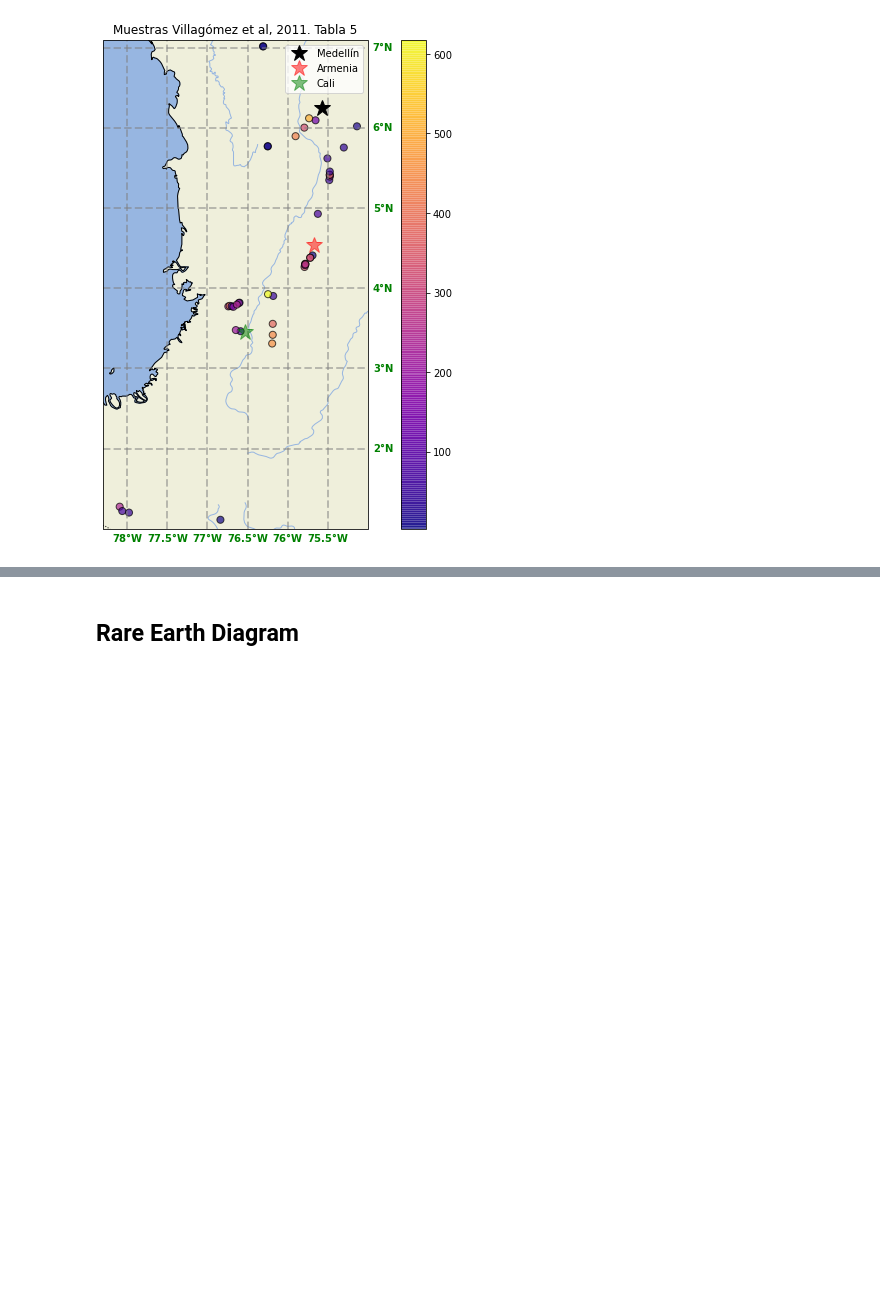
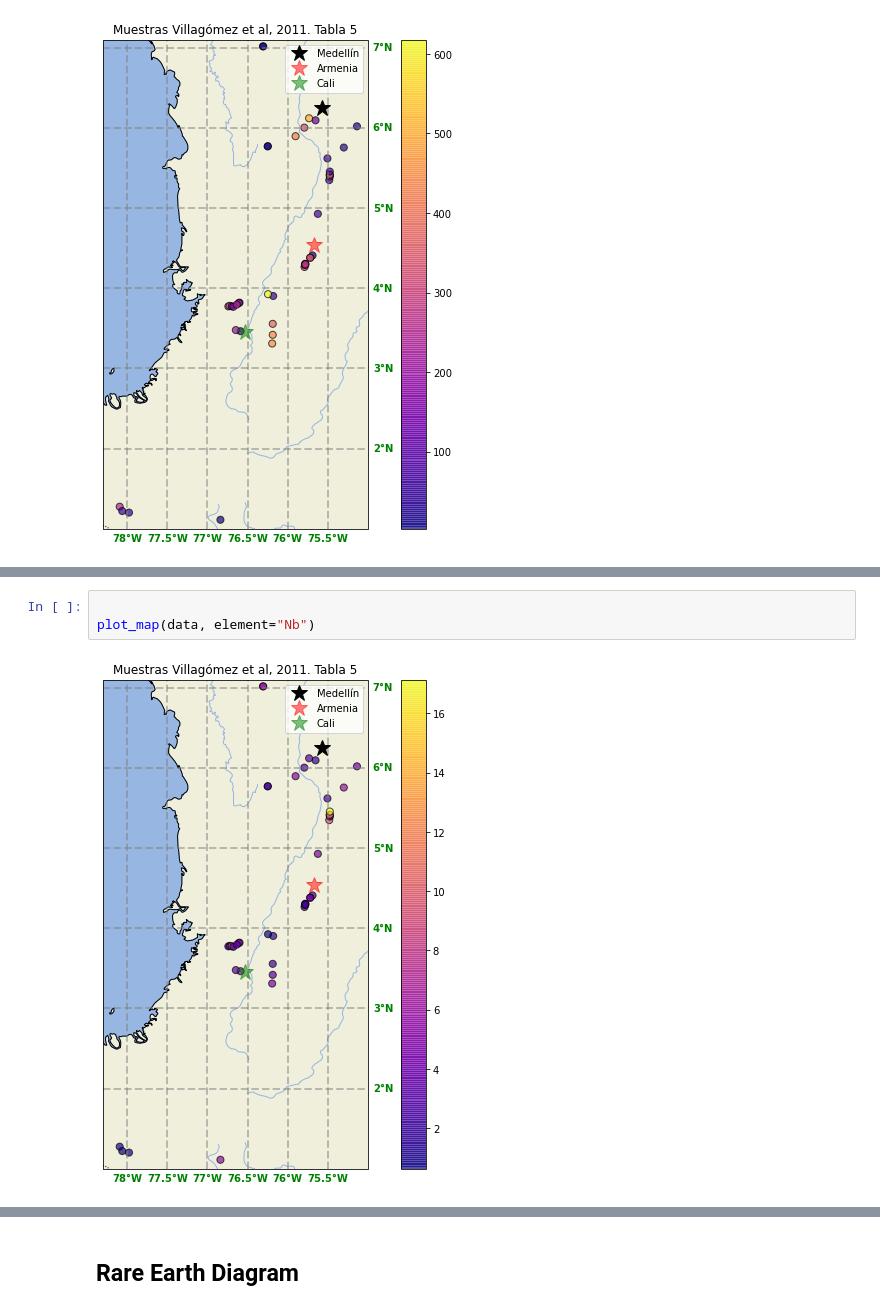
Before and after one commit to ieferreira/geological-menagerie, a Jupyter notebook: CordillerasDiagrams/cordillerasVisualization.ipynb, the cells around one changed output, grey strips where cells are left out. Cells and saved outputs as stored; diff of their text form; blank space fills up the shorter version.

```diff
--- a/CordillerasDiagrams/cordillerasVisualization.ipynb
+++ b/CordillerasDiagrams/cordillerasVisualization.ipynb
@@ -165,0 +151,5 @@ plt.show()
+# %%
+
+plot_map(data, element="Nb")
+# %% [output]
+[figure, added]
```
Also changed, not shown: parts of 4 cells of this notebook.
